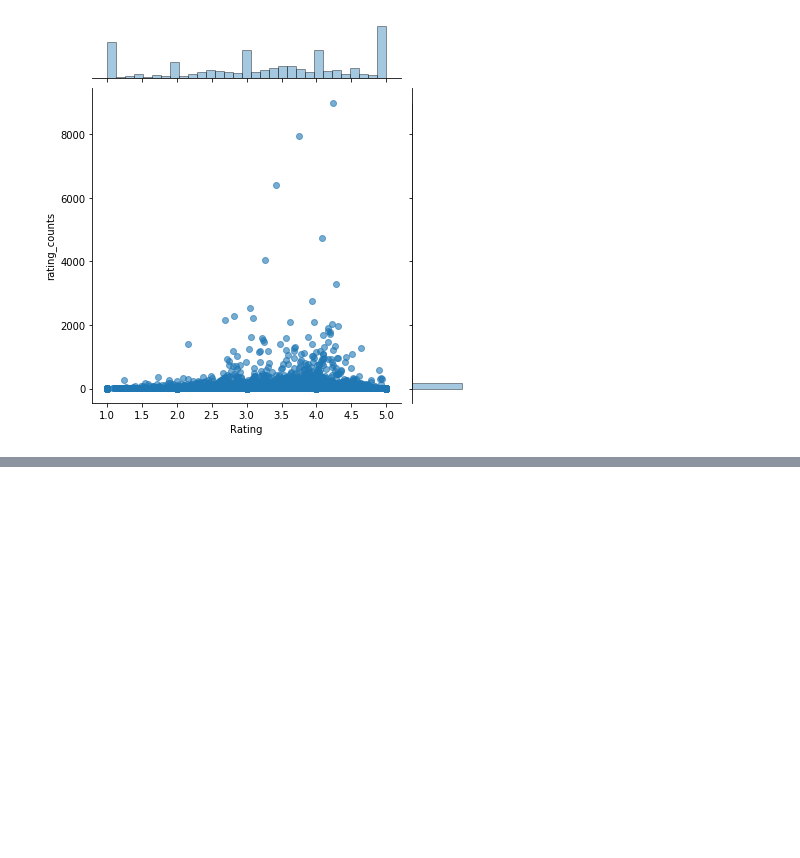
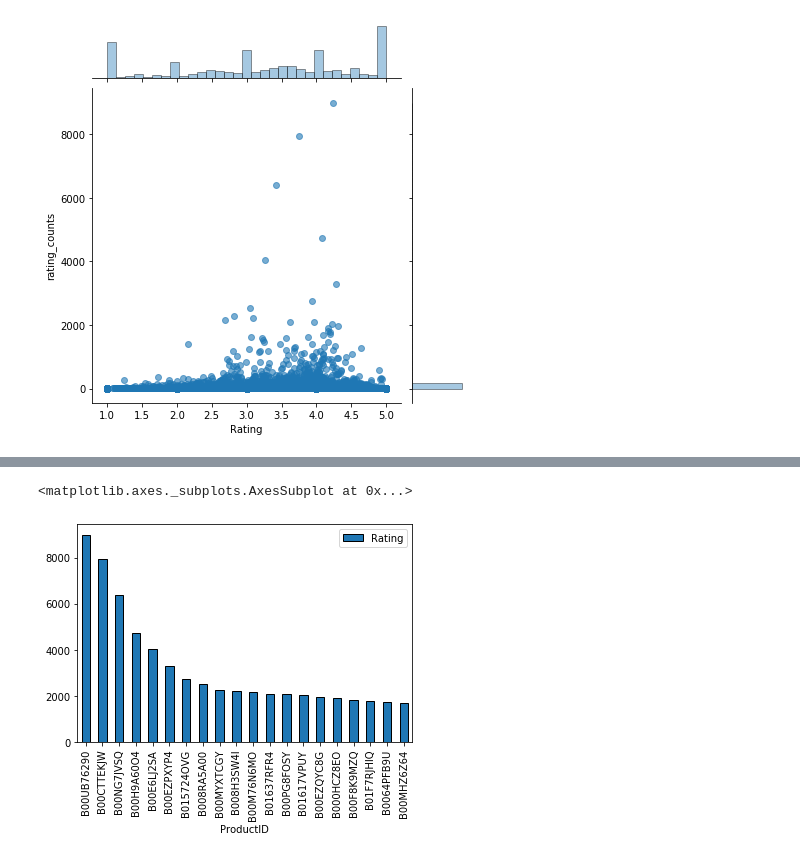
Before and after one commit to smorrow1/data_science_ss_20, a Jupyter notebook: Amzon_Reviews_Recom.ipynb, the cells around one changed output, grey strips where cells are left out. Saved outputs shown, nothing was run; the diff lists cells and outputs as text; code cells hidden in the pictures; blank space fills up the shorter version.

```diff
--- a/Amzon_Reviews_Recom.ipynb
+++ b/Amzon_Reviews_Recom.ipynb
@@ -223,3 +223,6 @@ sns.jointplot(x='Rating', y='rating_counts', data=ratings_mean_count, alpha=0.6)
 <seaborn.axisgrid.JointGrid at 0x...>
 <Figure size 576x432 with 0 Axes>
 [figure]
+# %%
+most_popular_products = pd.DataFrame(df_small.groupby('ProductID')['Rating'].count()).sort_values('Rating', ascending=False).head(20)
+most_popular_products
@@ -225,0 +248,5 @@ sns.jointplot(x='Rating', y='rating_counts', data=ratings_mean_count, alpha=0.6)
+# %%
+most_popular_products.plot.bar()
+# %% [output]
+<matplotlib.axes._subplots.AxesSubplot at 0x...>
+[figure, added]
```
Also changed, not shown: parts of 11 cells of this notebook.
